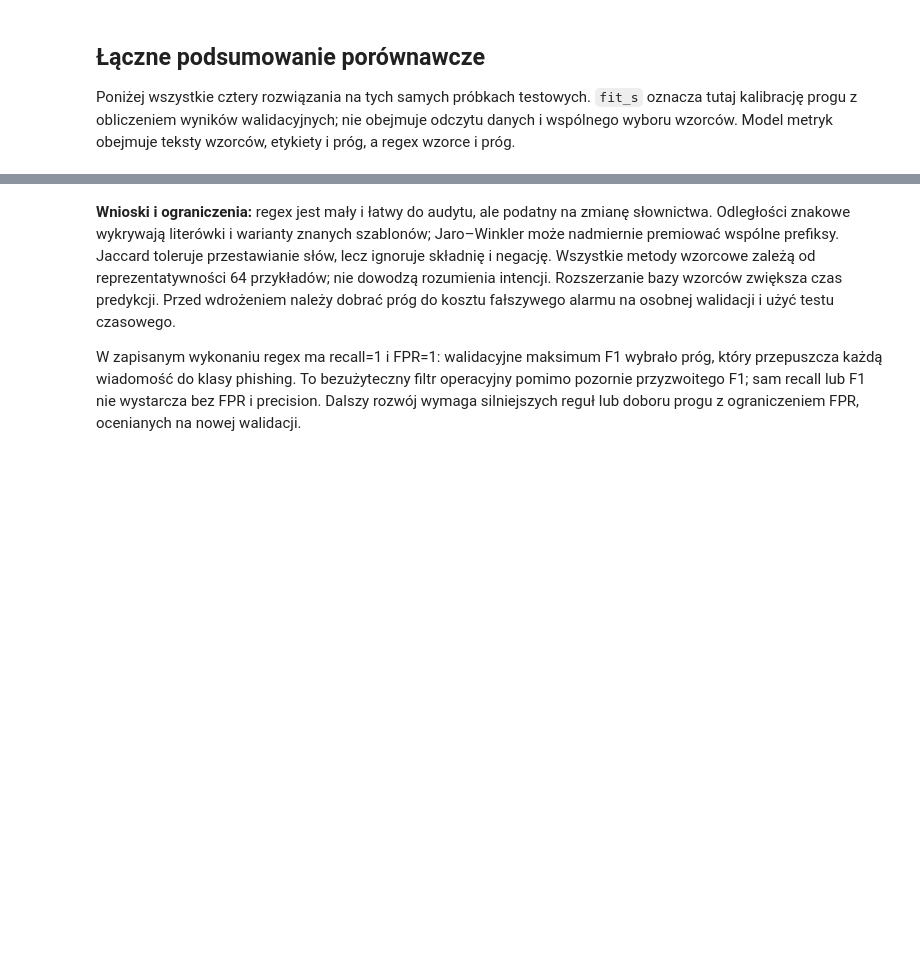
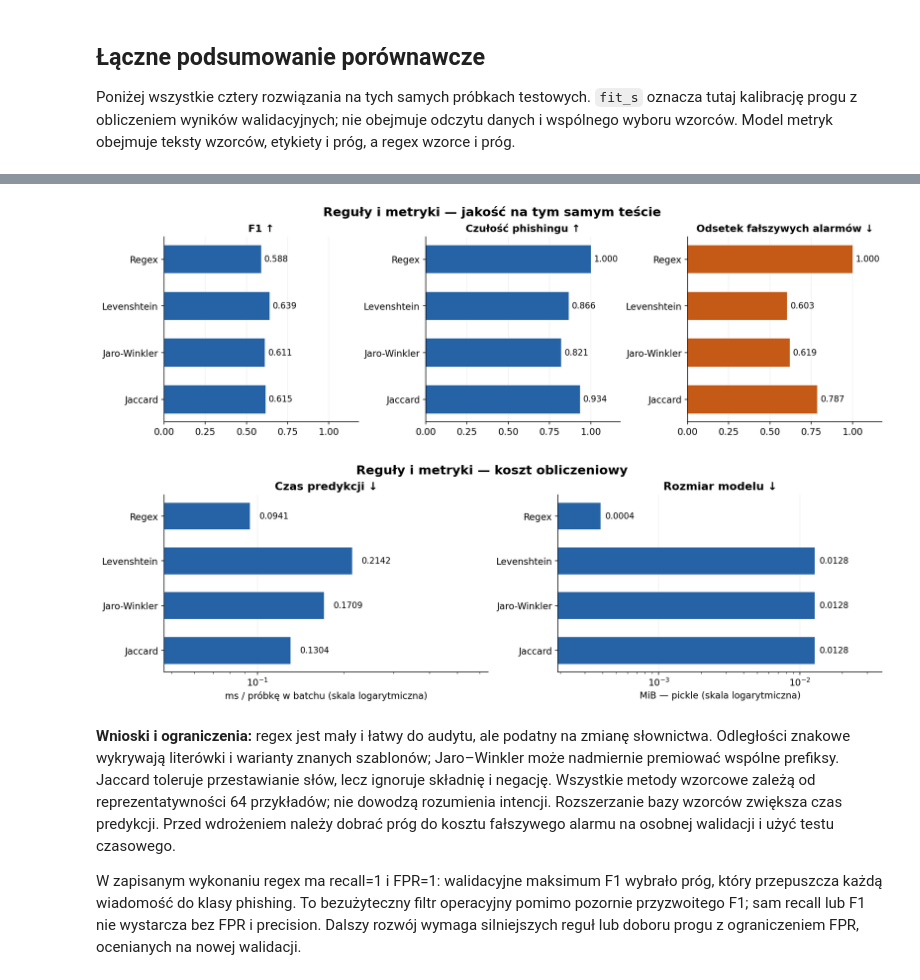
Before and after one commit to nikpan1/phishing-detector, a Jupyter notebook: notebooks/01_reguly_i_metryki.ipynb, the cells around one changed output, grey strips where cells are left out. Cells and saved outputs as stored; diff of their text form; code cells hidden in the pictures; blank space fills up the shorter version.

```diff
--- a/notebooks/01_reguly_i_metryki.ipynb
+++ b/notebooks/01_reguly_i_metryki.ipynb
@@ -184,3 +203,27 @@ Najwyższe zaobserwowane F1: **Levenshtein** (0.639); czułość 0.866, FPR 0.60
+# %%
+metric_bars(summary, [('f1', 'F1', False), ('recall', 'Czułość phishingu', False),
+                      ('fpr', 'Odsetek fałszywych alarmów', True)],
+            'Reguły i metryki — jakość na tym samym teście')
+fig, axes = plt.subplots(1, 2, figsize=(13, 4), layout='constrained')
+for ax, column, title, unit in [
+    (axes[0], 'ms_per_sample', 'Czas predykcji ↓', 'ms / próbkę w batchu'),
+    (axes[1], 'model_mib', 'Rozmiar modelu ↓', 'MiB — pickle')]:
+    values = summary[column].to_numpy()
+    ax.barh(summary.method, values, color='#2563a6', height=.6)
+    ax.invert_yaxis()
+    ax.set_xscale('log')
+    ax.set_xlim(values.min() / 2, values.max() * 3)
+    ax.set_title(title)
+    ax.set_xlabel(unit + ' (skala logarytmiczna)')
+    ax.grid(axis='x', alpha=.18)
+    ax.set_axisbelow(True)
+    for i, value in enumerate(values):
+        ax.text(value * 1.08, i, f'{value:.4f}', va='center', fontsize=10)
+fig.suptitle('Reguły i metryki — koszt obliczeniowy', fontweight='bold', fontsize=15)
+render(fig)
+# %% [output]
+[figure, added]
+[figure, added]
 # %% [markdown]
 **Wnioski i ograniczenia:** regex jest mały i łatwy do audytu, ale podatny na zmianę
 słownictwa. Odległości znakowe wykrywają literówki i warianty znanych szablonów;
```
Also changed, not shown: parts of 5 cells of this notebook, 8 other files.
